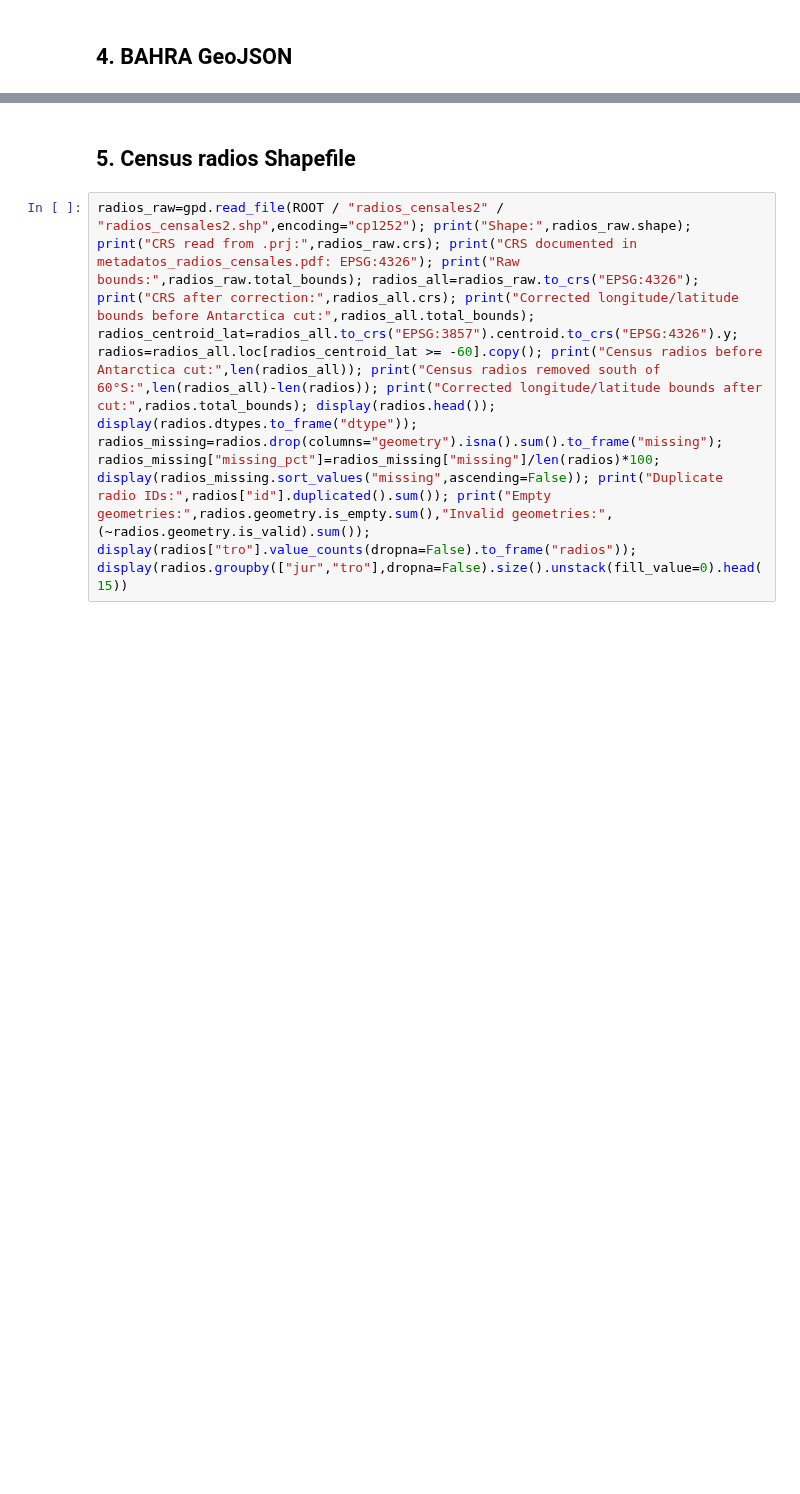
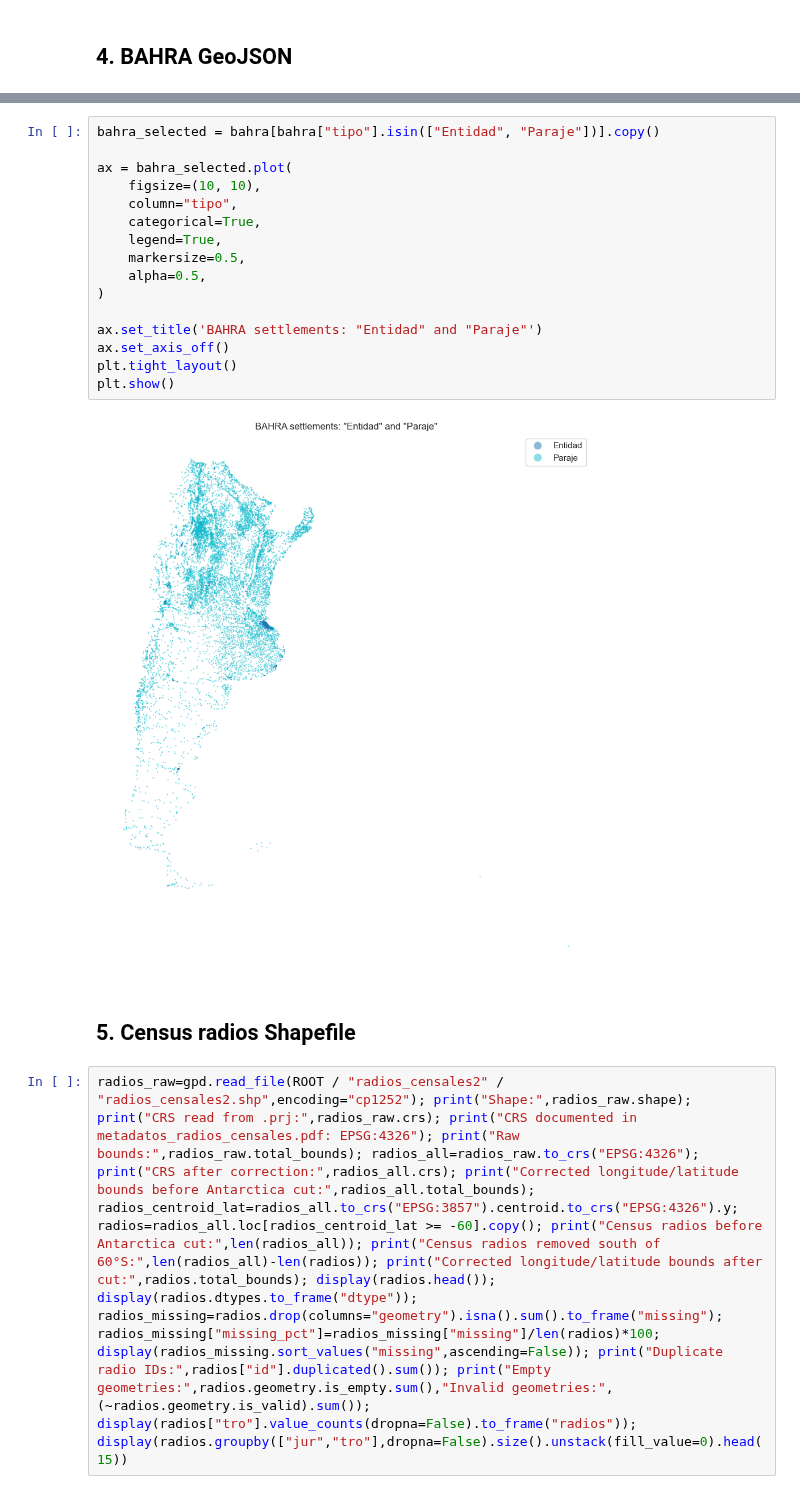
Before and after one commit to ana-castillo-zuain/radio, a Jupyter notebook: exploratory_data_analysis.ipynb, the cells around one changed output, grey strips where cells are left out. Cells and saved outputs as stored; diff of their text form; blank space fills up the shorter version.

```diff
--- a/exploratory_data_analysis.ipynb
+++ b/exploratory_data_analysis.ipynb
@@ -434,3 +569,21 @@ fig,axes=plt.subplots(1,2,figsize=(16,7)); bahra.plot(ax=axes[0],column="tipo",m
+# %%
+bahra_selected = bahra[bahra["tipo"].isin(["Entidad", "Paraje"])].copy()
+
+ax = bahra_selected.plot(
+    figsize=(10, 10),
+    column="tipo",
+    categorical=True,
+    legend=True,
+    markersize=0.5,
+    alpha=0.5,
+)
+
+ax.set_title('BAHRA settlements: "Entidad" and "Paraje"')
+ax.set_axis_off()
+plt.tight_layout()
+plt.show()
+# %% [output]
+[figure, added]
 # %% [markdown]
 ## 5. Census radios Shapefile
 # %%
```
Also changed, not shown: parts of 16 cells of this notebook.
